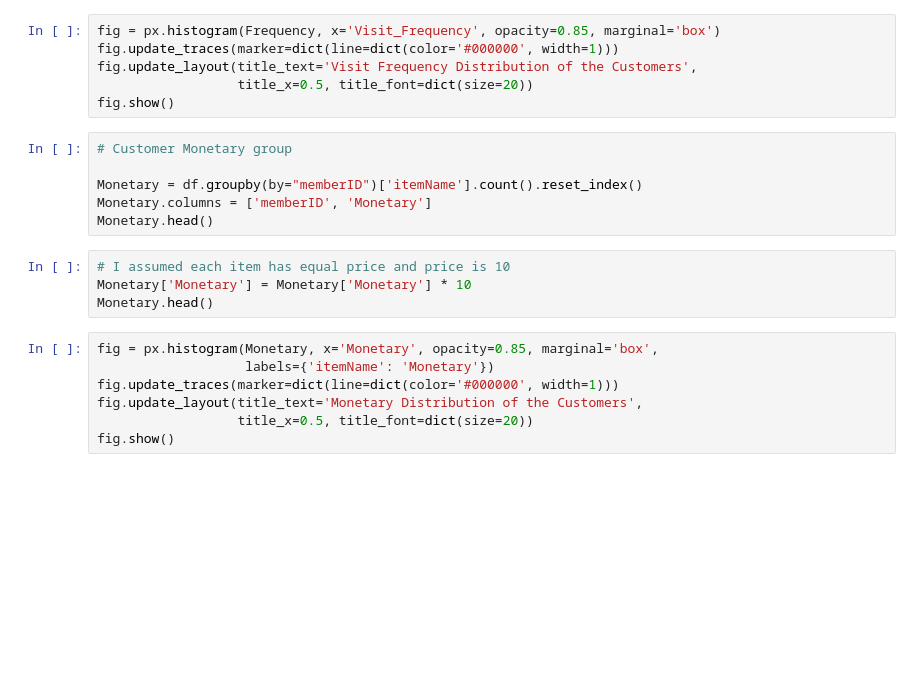
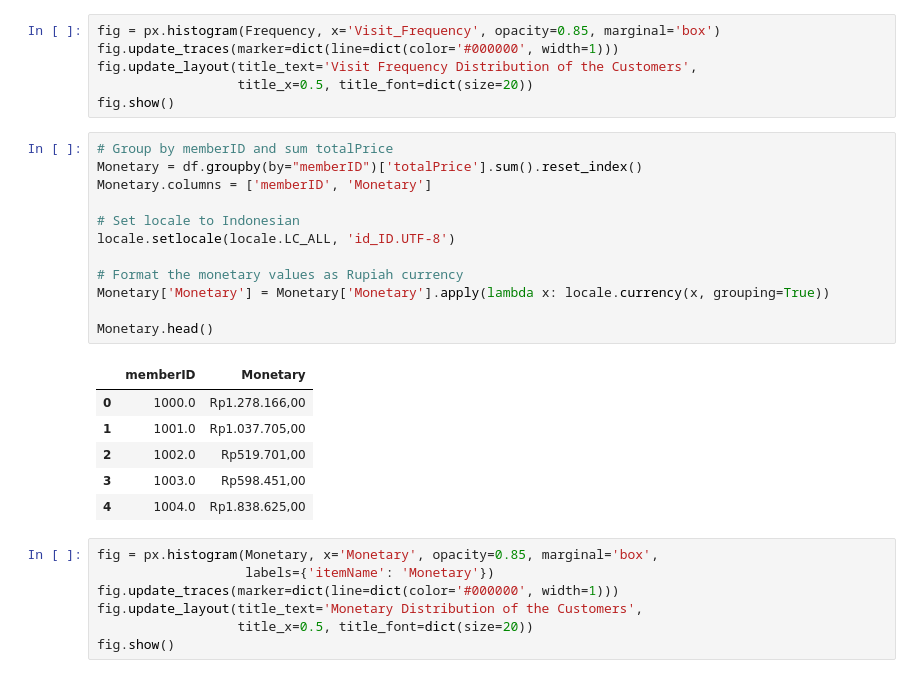
Before and after one commit to TasyaTR17/capstoneproject, a Jupyter notebook: capstonecode.ipynb, the cells around one changed output. Cells and saved outputs as stored; diff of their text form; blank space fills up the shorter version.

```diff
--- a/capstonecode.ipynb
+++ b/capstonecode.ipynb
@@ -157,16 +330,25 @@ fig.update_traces(marker=dict(line=dict(color='#000000', width=1)))
 fig.update_layout(title_text='Visit Frequency Distribution of the Customers',
                   title_x=0.5, title_font=dict(size=20))
 fig.show()
-# %%
-# Customer Monetary group
-
-Monetary = df.groupby(by="memberID")['itemName'].count().reset_index()
-Monetary.columns = ['memberID', 'Monetary']
-Monetary.head()
-# %%
-# I assumed each item has equal price and price is 10
-Monetary['Monetary'] = Monetary['Monetary'] * 10
-Monetary.head()
+# %%
+# Group by memberID and sum totalPrice
+Monetary = df.groupby(by="memberID")['totalPrice'].sum().reset_index()
+Monetary.columns = ['memberID', 'Monetary']
+
+# Set locale to Indonesian
+locale.setlocale(locale.LC_ALL, 'id_ID.UTF-8')
+
+# Format the monetary values as Rupiah currency
+Monetary['Monetary'] = Monetary['Monetary'].apply(lambda x: locale.currency(x, grouping=True))
+
+Monetary.head()
+# %% [output]
+|  | memberID | Monetary |
+| 0 | 1000.0 | Rp1.278.166,00 |
+| 1 | 1001.0 | Rp1.037.705,00 |
+| 2 | 1002.0 | Rp519.701,00 |
+| 3 | 1003.0 | Rp598.451,00 |
+| 4 | 1004.0 | Rp1.838.625,00 |
 # %%
 fig = px.histogram(Monetary, x='Monetary', opacity=0.85, marginal='box',
                    labels={'itemName': 'Monetary'})
```
Also changed, not shown: parts of 31 cells of this notebook, 3 other files.
